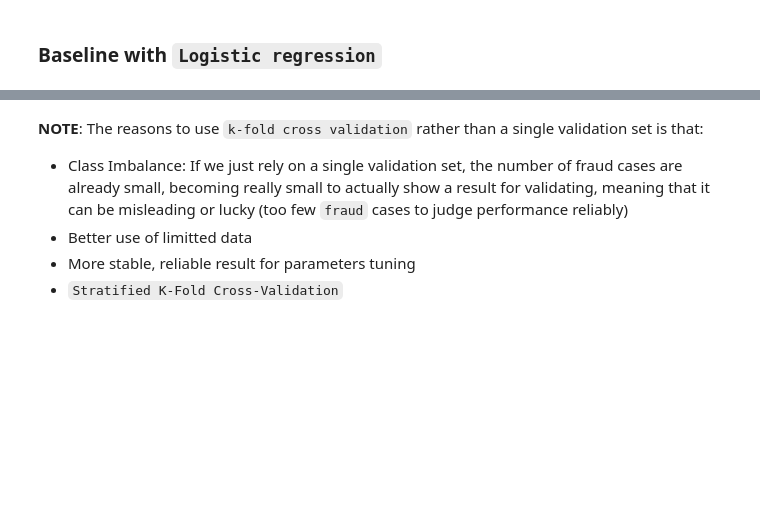
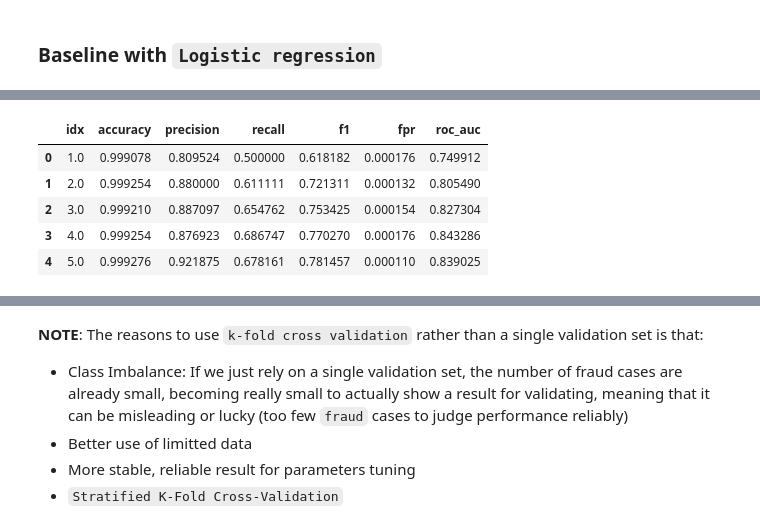
Before and after one commit to trungdung1711/credit-card-fraud-detection, a Jupyter notebook: notebooks/_v1.ipynb, the cells around one changed output, grey strips where cells are left out. Drawn from its saved outputs; the diff is of its cells as text; code cells hidden in the pictures; blank space fills up the shorter version.

```diff
--- a/notebooks/_v1.ipynb
+++ b/notebooks/_v1.ipynb
@@ -67,6 +68,10 @@ def print_df(df):
 
 def random_color():
     return "#" + "".join(random.choice("0123456789ABCDEF") for _ in range(6))
+
+def fpr_score(y_true, y_pred):
+    tn, fp, fn, tp = confusion_matrix(y_true, y_pred).ravel()
+    return fp / (fp + tn)
 # %% [markdown]
 ## 🔢 CONSTANTS
 # %% [markdown]
@@ -386,0 +448,9 @@ dtype: float64
+# %%
+fold_results.head(100)
+# %% [output]
+|  | idx | accuracy | precision | recall | f1 | fpr | roc_auc |
+| 0 | 1.0 | 0.999078 | 0.809524 | 0.500000 | 0.618182 | 0.000176 | 0.749912 |
+| 1 | 2.0 | 0.999254 | 0.880000 | 0.611111 | 0.721311 | 0.000132 | 0.805490 |
+| 2 | 3.0 | 0.999210 | 0.887097 | 0.654762 | 0.753425 | 0.000154 | 0.827304 |
+| 3 | 4.0 | 0.999254 | 0.876923 | 0.686747 | 0.770270 | 0.000176 | 0.843286 |
+| 4 | 5.0 | 0.999276 | 0.921875 | 0.678161 | 0.781457 | 0.000110 | 0.839025 |
```
Also changed, not shown: parts of 9 cells of this notebook.
